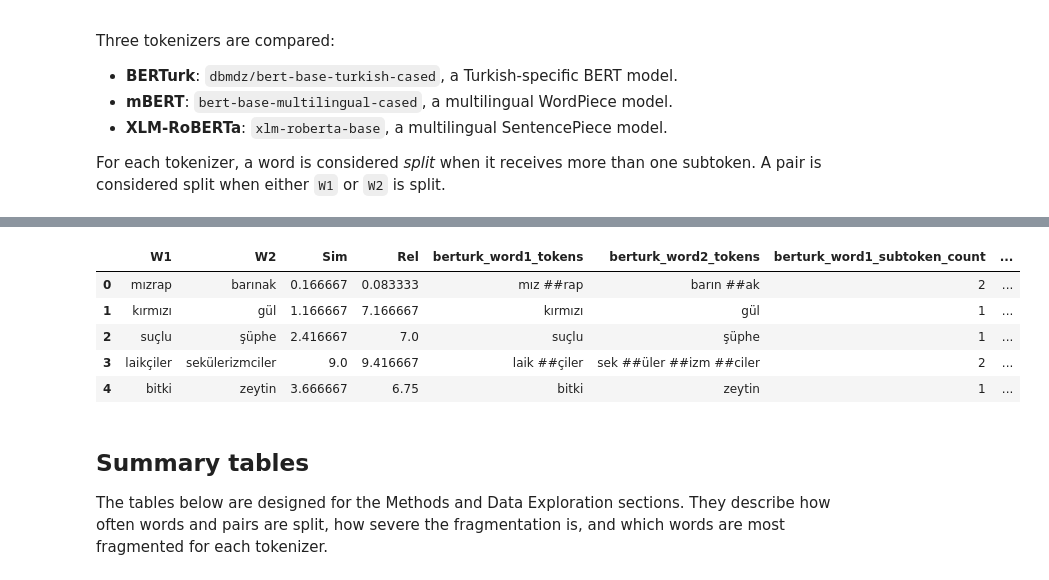
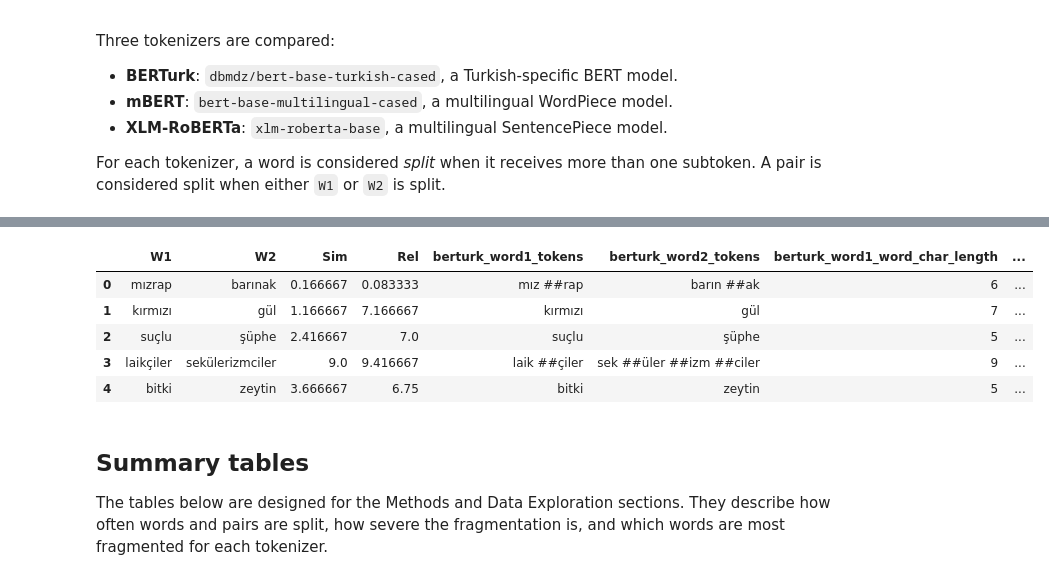
Before and after one commit to nebieren25/-thesis-proJect, a Jupyter notebook: 01_tokenization_analysis.ipynb, the cells around one changed output, grey strips where cells are left out. Drawn from its saved outputs; the diff is of its cells as text; code cells hidden in the pictures.

```diff
--- a/01_tokenization_analysis.ipynb
+++ b/01_tokenization_analysis.ipynb
@@ -202,38 +239,70 @@ The processed pair-level dataset keeps the original AnlamVer columns and adds mo
 # %%
 # Start from the cleaned AnlamVer data and add tokenizer features.
 analysis_df = df.copy()
+
+word_feature_columns = [
+    "word_char_length",
+    "subtoken_count",
+    "avg_subtoken_char_length",
+    "min_subtoken_char_length",
+    "max_subtoken_char_length",
+    "subtoken_count_per_char",
+    "subtoken_char_total",
+    "content_subtoken_count",
+    "is_split",
+]
 
 for short_name, token_df in word_tokenizations.items():
     token_lookup = token_df.set_index("word")
 
     for side, source_column in [("word1", "W1"), ("word2", "W2")]:
         words = analysis_df[source_column].astype(str).str.strip()
         analysis_df[f"{short_name}_{side}_tokens"] = words.map(token_lookup["tokens"]).apply(" ".join)
-        analysis_df[f"{short_name}_{side}_subtoken_count"] = words.map(token_lookup["subtoken_count"]).astype("Int64")
+        for feature in word_feature_columns:
+            analysis_df[f"{short_name}_{side}_{feature}"] = words.map(token_lookup[feature])
 
-    # Summarize token counts at the word-pair level.
-    w1_count = analysis_df[f"{short_name}_word1_subtoken_count"]
-    w2_count = analysis_df[f"{short_name}_word2_subtoken_count"]
+    # Summarize token counts and length features at the word-pair level.
+    w1_count = analysis_df[f"{short_name}_word1_subtoken_count"].astype("Int64")
+    w2_count = analysis_df[f"{short_name}_word2_subtoken_count"].astype("Int64")
+    w1_split = analysis_df[f"{short_name}_word1_is_split"].astype(bool)
+    w2_split = analysis_df[f"{short_name}_word2_is_split"].astype(bool)
+    content_subtokens = (
+        analysis_df[f"{short_name}_word1_content_subtoken_count"]
+        + analysis_df[f"{short_name}_word2_content_subtoken_count"]
+    )
+    clean_subtoken_chars = (
+        analysis_df[f"{short_name}_word1_subtoken_char_total"]
+        + analysis_df[f"{short_name}_word2_subtoken_char_total"]
+    )
+
     analysis_df[f"{short_name}_pair_total_subtoken_count"] = w1_count + w2_count
     analysis_df[f"{short_name}_pair_max_subtoken_count"] = pd.concat([w1_count, w2_count], axis=1).max(axis=1)
-    analysis_df[f"{short_name}_pair_clean"] = (w1_count == 1) & (w2_count == 1)
-    analysis_df[f"{short_name}_pair_split"] = ~analysis_df[f"{short_name}_pair_clean"]
+    analysis_df[f"{short_name}_pair_avg_subtoken_char_length"] = clean_subtoken_chars / content_subtokens.replace(0, pd.NA)
+    analysis_df[f"{short_name}_pair_word1_is_split"] = w1_split
+    analysis_df[f"{short_name}_pair_word2_is_split"] = w2_split
+    analysis_df[f"{short_name}_pair_both_words_split"] = w1_split & w2_split
+    analysis_df[f"{short_name}_pair_clean"] = ~w1_split & ~w2_split
+    analysis_df[f"{short_name}_pair_split"] = w1_split | w2_split
 
 analysis_columns = [
     "W1", "W2", "Sim", "Rel",
     "berturk_word1_tokens", "berturk_word2_tokens",
-    "berturk_word1_subtoken_count", "berturk_word2_subtoken_count",
+    "berturk_word1_word_char_length", "berturk_word1_subtoken_count",
+    "berturk_word1_avg_subtoken_char_length", "berturk_word1_min_subtoken_char_length",
+    "berturk_word1_max_subtoken_char_length", "berturk_word1_subtoken_count_per_char",
     "berturk_pair_total_subtoken_count", "berturk_pair_max_subtoken_count",
+    "berturk_pair_avg_subtoken_char_length", "berturk_pair_word1_is_split",
+    "berturk_pair_word2_is_split", "berturk_pair_both_words_split",
     "berturk_pair_clean", "berturk_pair_split",
 ]
 analysis_df[[column for column in analysis_columns if column in analysis_df.columns]].head()
 # %% [output]
-|  | W1 | W2 | Sim | Rel | berturk_word1_tokens | berturk_word2_tokens | berturk_word1_subtoken_count | ... |
-| 0 | mızrap | barınak | 0.166667 | 0.083333 | mız ##rap | barın ##ak | 2 | ... |
-| 1 | kırmızı | gül | 1.166667 | 7.166667 | kırmızı | gül | 1 | ... |
-| 2 | suçlu | şüphe | 2.416667 | 7.0 | suçlu | şüphe | 1 | ... |
-| 3 | laikçiler | sekülerizmciler | 9.0 | 9.416667 | laik ##çiler | sek ##üler ##izm ##ciler | 2 | ... |
-| 4 | bitki | zeytin | 3.666667 | 6.75 | bitki | zeytin | 1 | ... |
+|  | W1 | W2 | Sim | Rel | berturk_word1_tokens | berturk_word2_tokens | berturk_word1_word_char_length | ... |
+| 0 | mızrap | barınak | 0.166667 | 0.083333 | mız ##rap | barın ##ak | 6 | ... |
+| 1 | kırmızı | gül | 1.166667 | 7.166667 | kırmızı | gül | 7 | ... |
+| 2 | suçlu | şüphe | 2.416667 | 7.0 | suçlu | şüphe | 5 | ... |
+| 3 | laikçiler | sekülerizmciler | 9.0 | 9.416667 | laik ##çiler | sek ##üler ##izm ##ciler | 9 | ... |
+| 4 | bitki | zeytin | 3.666667 | 6.75 | bitki | zeytin | 5 | ... |
 # %% [markdown]
 ## Summary tables
 
```
Also changed, not shown: parts of 10 cells of this notebook, 18 other files.
